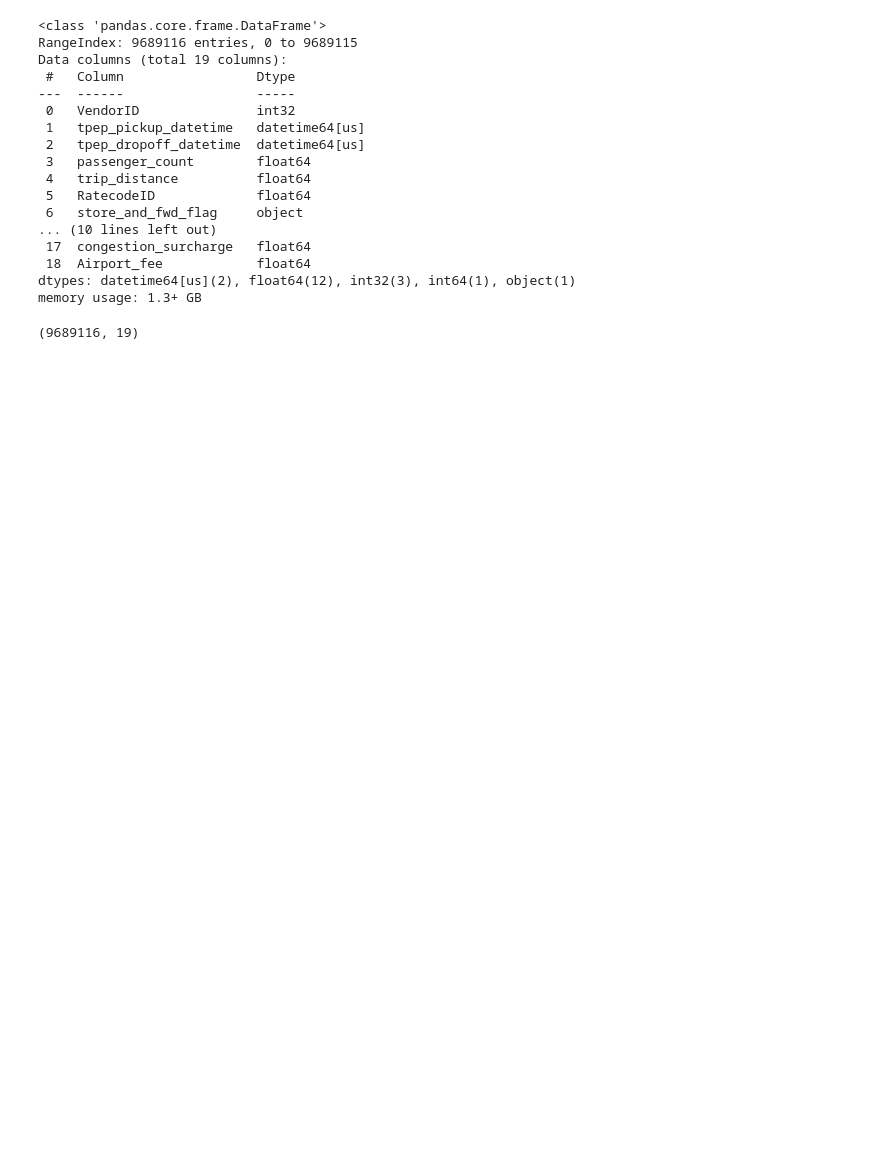
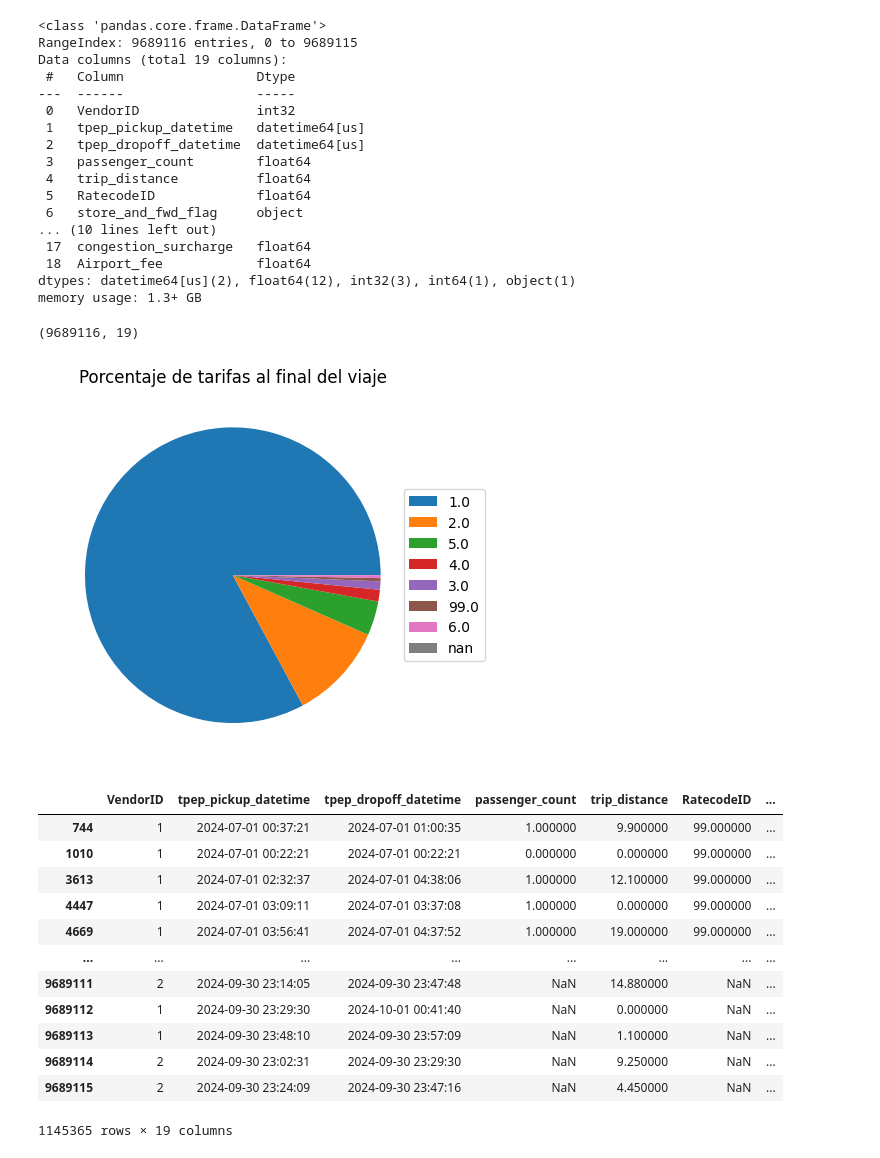
Before and after one commit to CD-GRUPO3/TA047R-1C2025-GRUPO03, a Jupyter notebook: TA047R_TP1_GRUPO03_ENTREGA_EJ1.ipynb, the cells around one changed output. Cells and saved outputs as stored; diff of their text form; code cells hidden in the pictures; blank space fills up the shorter version.

Commit message:
Agregado gráfico de RatecodeID

```diff
--- a/TA047R_TP1_GRUPO03_ENTREGA_EJ1.ipynb
+++ b/TA047R_TP1_GRUPO03_ENTREGA_EJ1.ipynb
@@ -251,3 +250,32 @@ memory usage: 1.3+ GB
 data.shape
 # %% [output]
 (9689116, 19)
+# %%
+valores_unicos_ratecodeID = data['RatecodeID'].unique()
+frecuencias_ratecodeID = data['RatecodeID'].value_counts(dropna=False)
+
+#ACÁ SE VE QUE 99 ES UN VALOR ATÍPICO QUE DEBE SER FILTRADO! NO ES POSIBLE ESE VALOR.
+plt.title('Porcentaje de tarifas al final del viaje')
+plt.pie(frecuencias_ratecodeID)
+plt.legend(valores_unicos_ratecodeID, loc='center right', bbox_to_anchor=(1.2, 0.5)) #loc sitúa la leyenda, bbox_to_anchor
+                                                                                    #mueve más la leyenda porque tapaba el gráfico
+plt.show()
+
+#NaN ni figura en el gráfico, 99 tampoco --> veamos cuántas filas son afectadas.
+data_filtrada = data[((data['RatecodeID'] == 99) | data['RatecodeID'].isna())]
+data_filtrada
+# %% [output]
+[figure, added]
+|  | VendorID | tpep_pickup_datetime | tpep_dropoff_datetime | passenger_count | trip_distance | RatecodeID | ... |
+| 744 | 1 | 2024-07-01 00:37:21 | 2024-07-01 01:00:35 | 1.000000 | 9.900000 | 99.000000 | ... |
+| 1010 | 1 | 2024-07-01 00:22:21 | 2024-07-01 00:22:21 | 0.000000 | 0.000000 | 99.000000 | ... |
+| 3613 | 1 | 2024-07-01 02:32:37 | 2024-07-01 04:38:06 | 1.000000 | 12.100000 | 99.000000 | ... |
+| 4447 | 1 | 2024-07-01 03:09:11 | 2024-07-01 03:37:08 | 1.000000 | 0.000000 | 99.000000 | ... |
+| 4669 | 1 | 2024-07-01 03:56:41 | 2024-07-01 04:37:52 | 1.000000 | 19.000000 | 99.000000 | ... |
+| ... | ... | ... | ... | ... | ... | ... | ... |
+| 9689111 | 2 | 2024-09-30 23:14:05 | 2024-09-30 23:47:48 | NaN | 14.880000 | NaN | ... |
+| 9689112 | 1 | 2024-09-30 23:29:30 | 2024-10-01 00:41:40 | NaN | 0.000000 | NaN | ... |
+| 9689113 | 1 | 2024-09-30 23:48:10 | 2024-09-30 23:57:09 | NaN | 1.100000 | NaN | ... |
+| 9689114 | 2 | 2024-09-30 23:02:31 | 2024-09-30 23:29:30 | NaN | 9.250000 | NaN | ... |
+| 9689115 | 2 | 2024-09-30 23:24:09 | 2024-09-30 23:47:16 | NaN | 4.450000 | NaN | ... |
+1145365 rows × 19 columns
```
Also changed, not shown: parts of 1 cell of this notebook.
